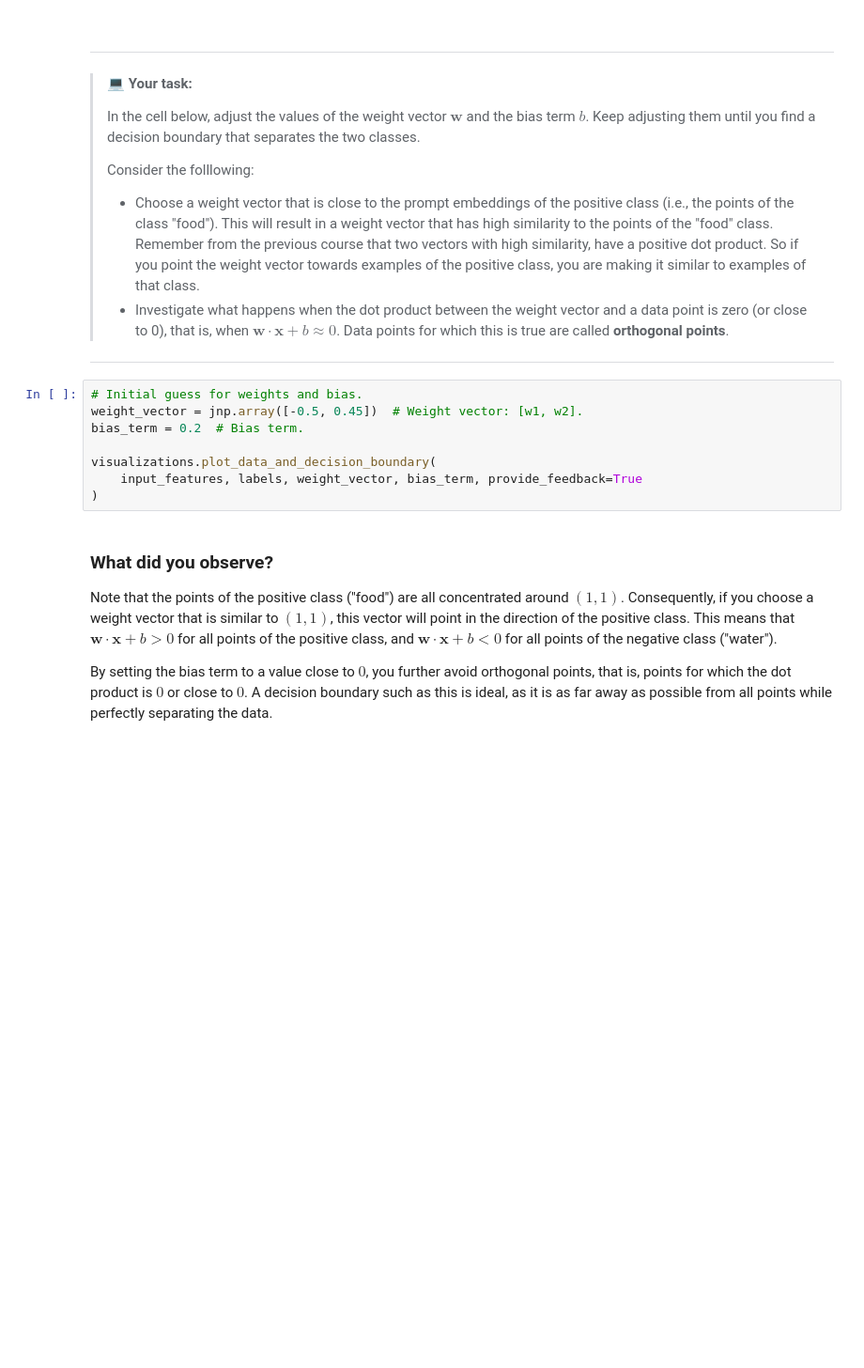
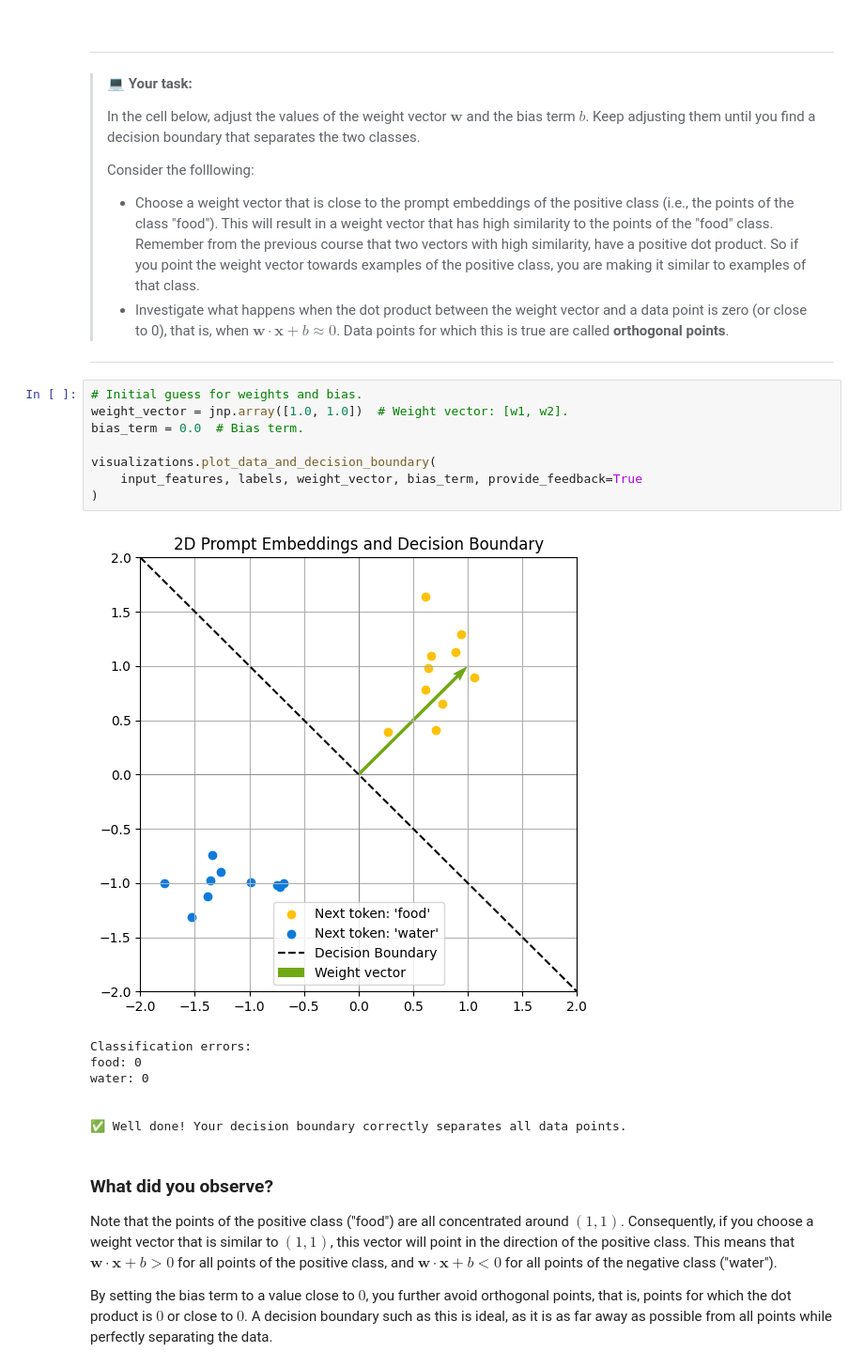
Before and after one commit to SeCuReDmE-main-dev/1D_POT_TMM, a Jupyter notebook: course_3/gdm_lab_3_2_make_predictions_with_a_single_layer_neural_network.ipynb, the cells around one changed output. Shown at 94% size. Drawn from its saved outputs; the diff is of its cells as text; blank space fills up the shorter version.

```diff
--- a/course_3/gdm_lab_3_2_make_predictions_with_a_single_layer_neural_network.ipynb
+++ b/course_3/gdm_lab_3_2_make_predictions_with_a_single_layer_neural_network.ipynb
@@ -121,12 +139,20 @@ One useful visualization of a classifier with 2D inputs are plots that show the
 ------
 # %%
 # Initial guess for weights and bias.
-weight_vector = jnp.array([-0.5, 0.45])  # Weight vector: [w1, w2].
-bias_term = 0.2  # Bias term.
+weight_vector = jnp.array([1.0, 1.0])  # Weight vector: [w1, w2].
+bias_term = 0.0  # Bias term.
 
 visualizations.plot_data_and_decision_boundary(
     input_features, labels, weight_vector, bias_term, provide_feedback=True
 )
+# %% [output]
+[figure, added]
+Classification errors:
+food: 0
+water: 0
+
+
+✅ Well done! Your decision boundary correctly separates all data points.
 # %% [markdown]
 ### What did you observe?
 
```
Also changed, not shown: parts of 3 cells of this notebook.
